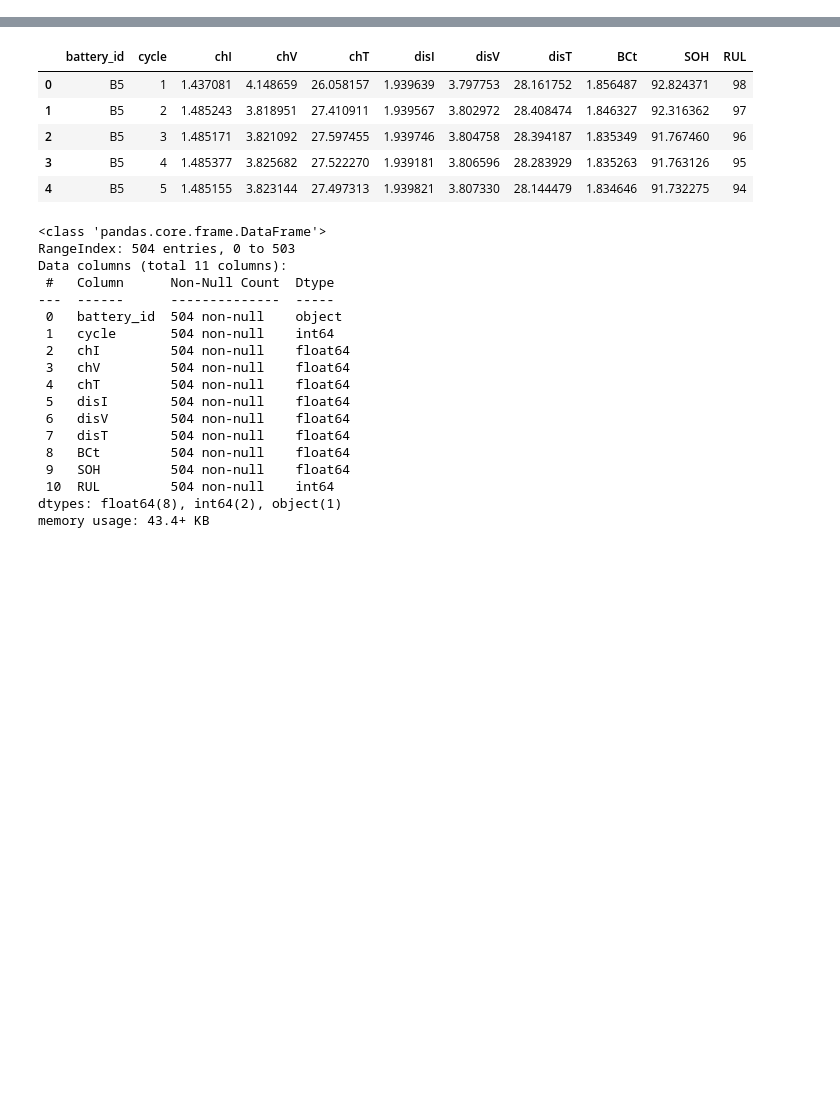
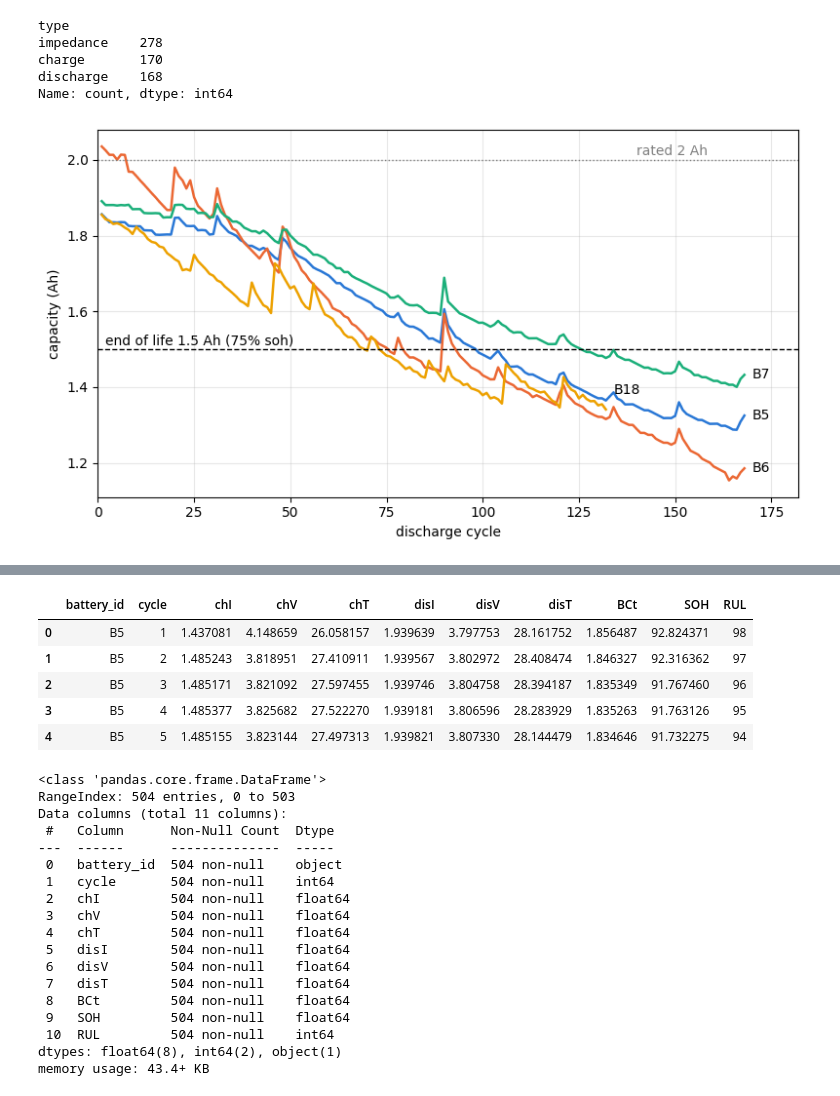
Before and after one commit to abhishekspawar0803-svg/battery_life_cycle_nasa, a Jupyter notebook: battery_life_cycle_nasa.ipynb, the cells around one changed output, grey strips where cells are left out. Saved outputs shown, nothing was run; the diff lists cells and outputs as text; code cells hidden in the pictures; blank space fills up the shorter version.

```diff
--- a/battery_life_cycle_nasa.ipynb
+++ b/battery_life_cycle_nasa.ipynb
@@ -63,0 +25,8 @@ df = full[full['battery_id'] != 'B18'].reset_index(drop=True)
+# %%
+meta[meta['battery_id'] == 'B0005'].sort_values('test_id')['type'].value_counts()
+# %% [output]
+type
+impedance    278
+charge       170
+discharge    168
+Name: count, dtype: int64
@@ -63,0 +62,22 @@ df = full[full['battery_id'] != 'B18'].reset_index(drop=True)
+# %%
+colors = {'B5': '#2a78d6', 'B6': '#eb6834', 'B7': '#1baf7a', 'B18': '#eda100'}
+
+label_up = {'B5': 0, 'B6': 0, 'B7': 0, 'B18': 0.05}
+plt.figure(figsize=(8, 4.5))
+for b in ['B5', 'B6', 'B7', 'B18']:
+    battery = full[full['battery_id'] == b]
+    plt.plot(battery['cycle'], battery['BCt'], color=colors[b], linewidth=1.8)
+    plt.text(battery['cycle'].iloc[-1] + 2, battery['BCt'].iloc[-1] + label_up[b], b, va='center')
+plt.axhline(2.0, color='grey', linewidth=1, linestyle=':')
+plt.axhline(1.5, color='black', linewidth=1, linestyle='--')
+plt.text(140, 2.005, 'rated 2 Ah', va='bottom', color='grey')
+plt.text(2, 1.505, 'end of life 1.5 Ah (75% soh)', va='bottom')
+plt.xlim(0, 182)
+plt.xlabel('discharge cycle')
+plt.ylabel('capacity (Ah)')
+plt.grid(alpha=0.3)
+plt.tight_layout()
+plt.savefig('images/capacity-fade.png', bbox_inches='tight', dpi=150)
+plt.show()
+# %% [output]
+[figure, added]
```
Also changed, not shown: parts of 49 cells of this notebook, 12 other files.
